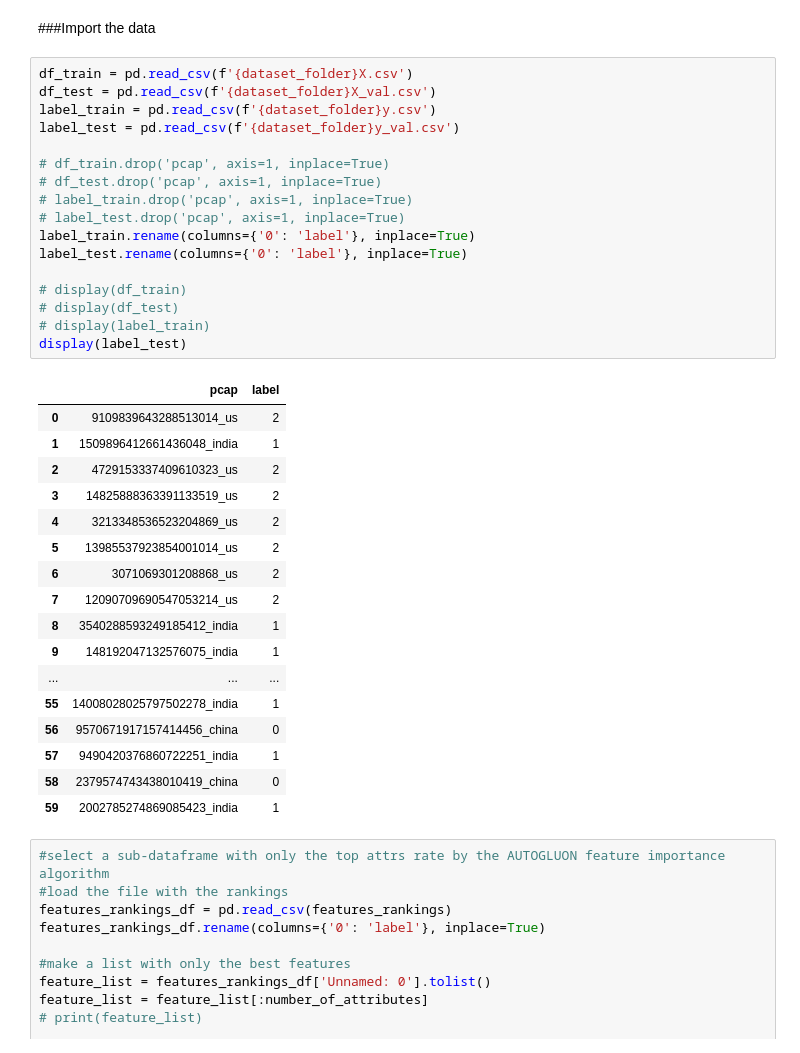
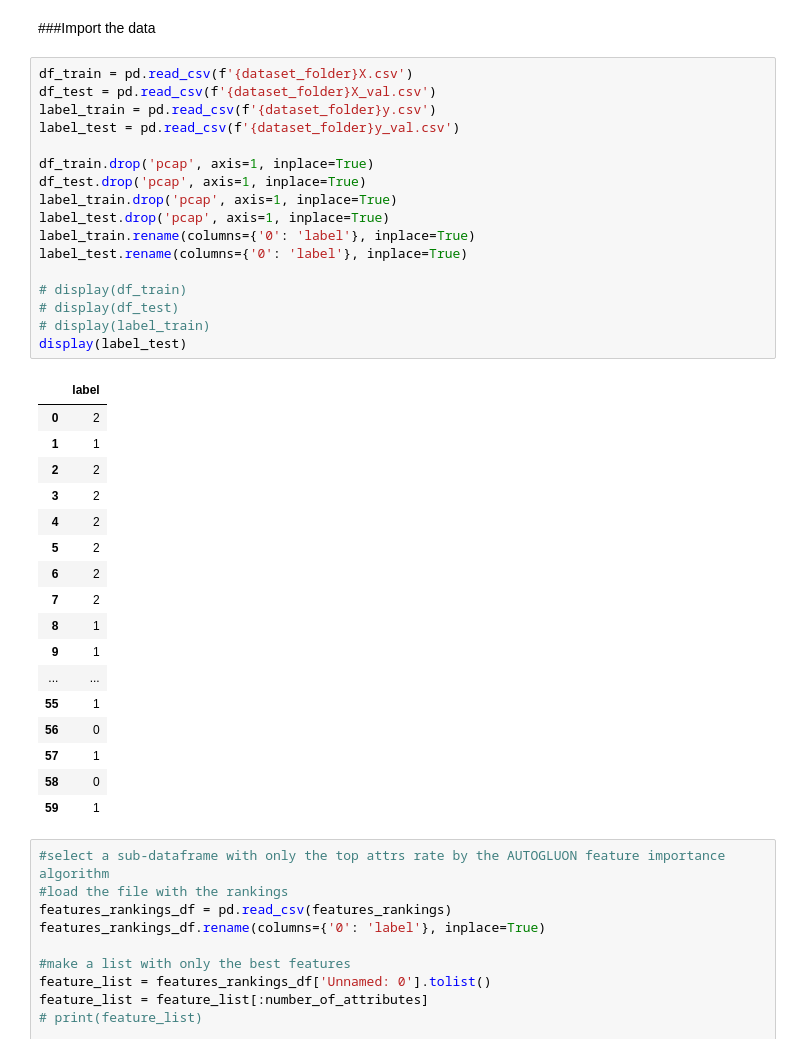
Before and after one commit to VicenteLessa/NeuralP4, a Jupyter notebook: python-notebooks/NN-P4-V2-nPrint-model-gen.ipynb, the cells around one changed output. Cells and saved outputs as stored; diff of their text form.

```diff
--- a/python-notebooks/NN-P4-V2-nPrint-model-gen.ipynb
+++ b/python-notebooks/NN-P4-V2-nPrint-model-gen.ipynb
@@ -54,38 +48,38 @@ def get_basic_model():
 # %%
 df_train = pd.read_csv(f'{dataset_folder}X.csv')
 df_test = pd.read_csv(f'{dataset_folder}X_val.csv')
 label_train = pd.read_csv(f'{dataset_folder}y.csv')
 label_test = pd.read_csv(f'{dataset_folder}y_val.csv')
 
-# df_train.drop('pcap', axis=1, inplace=True)
-# df_test.drop('pcap', axis=1, inplace=True)
-# label_train.drop('pcap', axis=1, inplace=True)
-# label_test.drop('pcap', axis=1, inplace=True)
+df_train.drop('pcap', axis=1, inplace=True)
+df_test.drop('pcap', axis=1, inplace=True)
+label_train.drop('pcap', axis=1, inplace=True)
+label_test.drop('pcap', axis=1, inplace=True)
 label_train.rename(columns={'0': 'label'}, inplace=True)
 label_test.rename(columns={'0': 'label'}, inplace=True)
 
 # display(df_train)
 # display(df_test)
 # display(label_train)
 display(label_test)
 # %% [output]
-|  | pcap | label |
-| 0 | 9109839643288513014_us | 2 |
-| 1 | 1509896412661436048_india | 1 |
-| 2 | 4729153337409610323_us | 2 |
-| 3 | 14825888363391133519_us | 2 |
-| 4 | 3213348536523204869_us | 2 |
-| 5 | 13985537923854001014_us | 2 |
-| 6 | 3071069301208868_us | 2 |
-| 7 | 12090709690547053214_us | 2 |
-| 8 | 3540288593249185412_india | 1 |
-| 9 | 148192047132576075_india | 1 |
-| ... | ... | ... |
-| 55 | 14008028025797502278_india | 1 |
-| 56 | 9570671917157414456_china | 0 |
-| 57 | 9490420376860722251_india | 1 |
-| 58 | 2379574743438010419_china | 0 |
-| 59 | 2002785274869085423_india | 1 |
+|  | label |
+| 0 | 2 |
+| 1 | 1 |
+| 2 | 2 |
+| 3 | 2 |
+| 4 | 2 |
+| 5 | 2 |
+| 6 | 2 |
+| 7 | 2 |
+| 8 | 1 |
+| 9 | 1 |
+| ... | ... |
+| 55 | 1 |
+| 56 | 0 |
+| 57 | 1 |
+| 58 | 0 |
+| 59 | 1 |
 # %%
 #select a sub-dataframe with only the top attrs rate by the AUTOGLUON feature importance algorithm
 #load the file with the rankings
```
Also changed, not shown: parts of 6 cells of this notebook, 3 other files.
